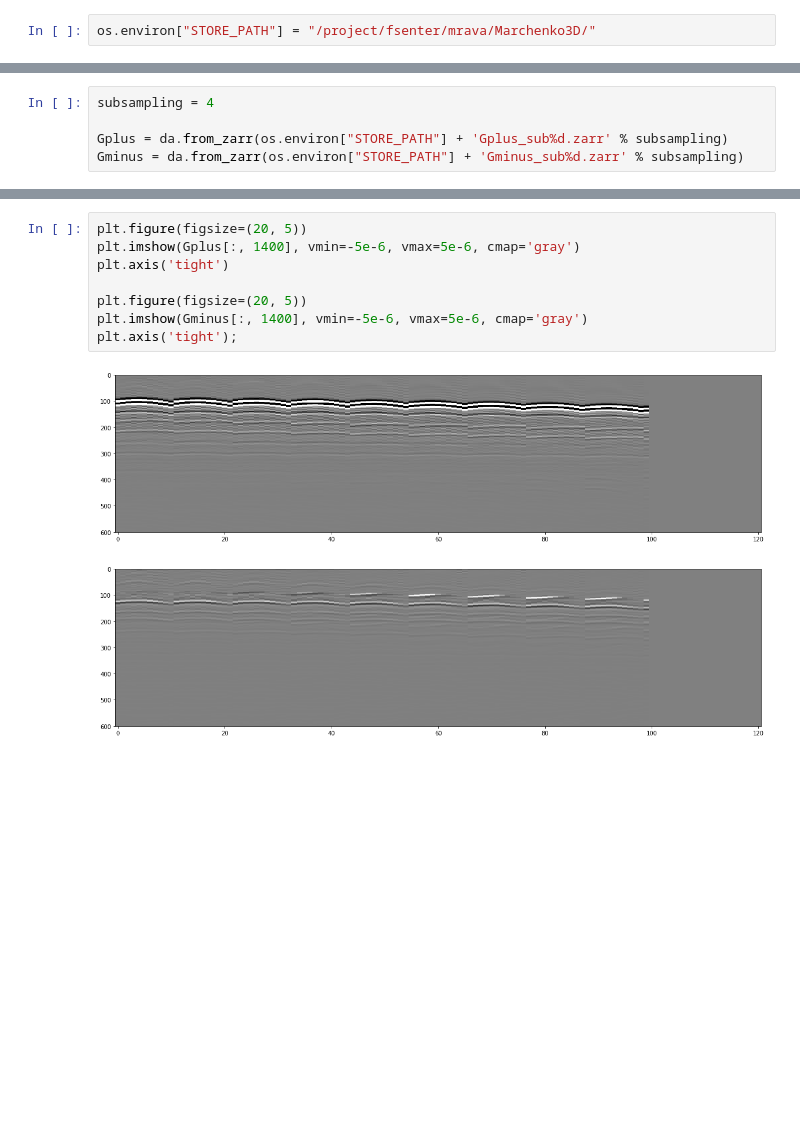
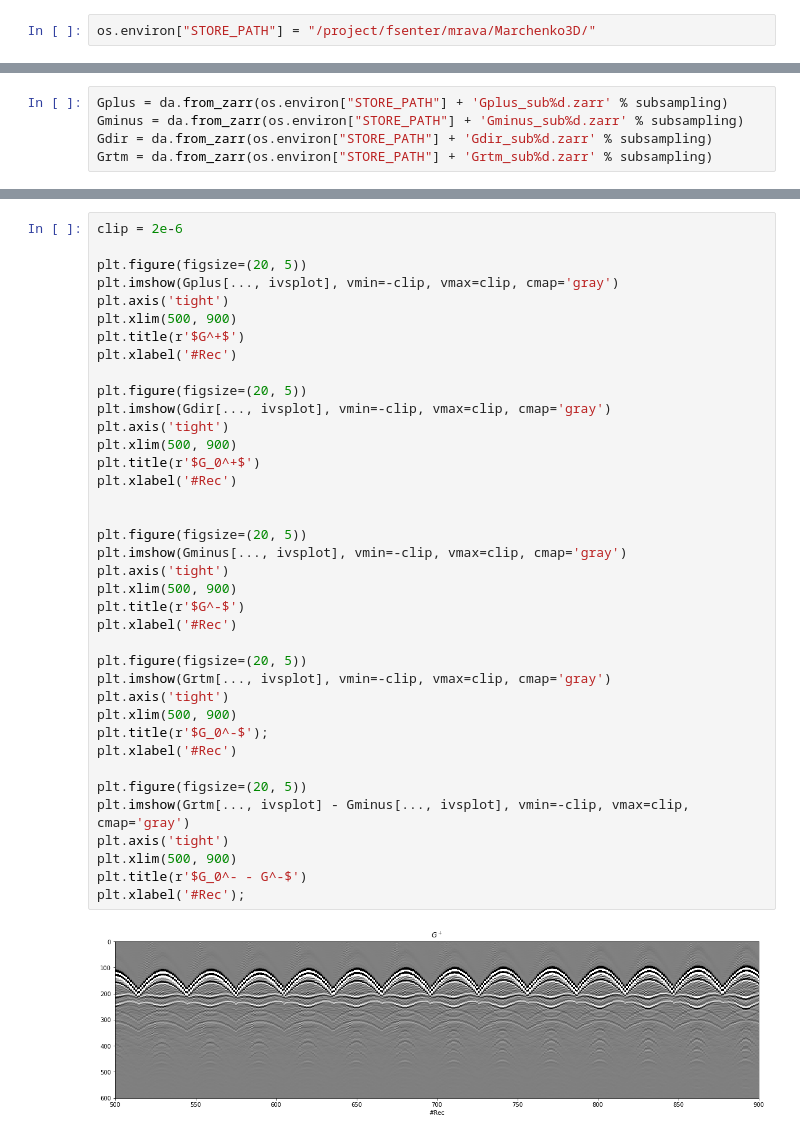
Before and after one commit to DIG-Kaust/MDC-HPC, a Jupyter notebook: Marchenko3D_visualization.ipynb, the cells around one changed output, grey strips where cells are left out. Drawn from its saved outputs; the diff is of its cells as text; blank space fills up the shorter version.

```diff
--- a/Marchenko3D_visualization.ipynb
+++ b/Marchenko3D_visualization.ipynb
@@ -40,5 +106,5 @@ os.environ["STORE_PATH"] = "/project/fsenter/mrava/Marchenko3D/"
 # %%
-subsampling = 4
-
 Gplus = da.from_zarr(os.environ["STORE_PATH"] + 'Gplus_sub%d.zarr' % subsampling)
 Gminus = da.from_zarr(os.environ["STORE_PATH"] + 'Gminus_sub%d.zarr' % subsampling)
+Gdir = da.from_zarr(os.environ["STORE_PATH"] + 'Gdir_sub%d.zarr' % subsampling)
+Grtm = da.from_zarr(os.environ["STORE_PATH"] + 'Grtm_sub%d.zarr' % subsampling)
@@ -62,11 +111,40 @@ plt.xlim(500, 700);
-# %%
-plt.figure(figsize=(20, 5))
-plt.imshow(Gplus[:, 1400], vmin=-5e-6, vmax=5e-6, cmap='gray')
-plt.axis('tight')
-
-plt.figure(figsize=(20, 5))
-plt.imshow(Gminus[:, 1400], vmin=-5e-6, vmax=5e-6, cmap='gray')
-plt.axis('tight');
-# %% [output]
-[figure, removed]
-[figure, removed]
+# %%
+clip = 2e-6
+
+plt.figure(figsize=(20, 5))
+plt.imshow(Gplus[..., ivsplot], vmin=-clip, vmax=clip, cmap='gray')
+plt.axis('tight')
+plt.xlim(500, 900)
+plt.title(r'$G^+$')
+plt.xlabel('#Rec')
+
+plt.figure(figsize=(20, 5))
+plt.imshow(Gdir[..., ivsplot], vmin=-clip, vmax=clip, cmap='gray')
+plt.axis('tight')
+plt.xlim(500, 900)
+plt.title(r'$G_0^+$')
+plt.xlabel('#Rec')
+
+
+plt.figure(figsize=(20, 5))
+plt.imshow(Gminus[..., ivsplot], vmin=-clip, vmax=clip, cmap='gray')
+plt.axis('tight')
+plt.xlim(500, 900)
+plt.title(r'$G^-$')
+plt.xlabel('#Rec')
+
+plt.figure(figsize=(20, 5))
+plt.imshow(Grtm[..., ivsplot], vmin=-clip, vmax=clip, cmap='gray')
+plt.axis('tight')
+plt.xlim(500, 900)
+plt.title(r'$G_0^-$');
+plt.xlabel('#Rec')
+
+plt.figure(figsize=(20, 5))
+plt.imshow(Grtm[..., ivsplot] - Gminus[..., ivsplot], vmin=-clip, vmax=clip, cmap='gray')
+plt.axis('tight')
+plt.xlim(500, 900)
+plt.title(r'$G_0^- - G^-$')
+plt.xlabel('#Rec');
+# %% [output]
+[figure, added]
```
Also changed, not shown: parts of 6 cells of this notebook.
